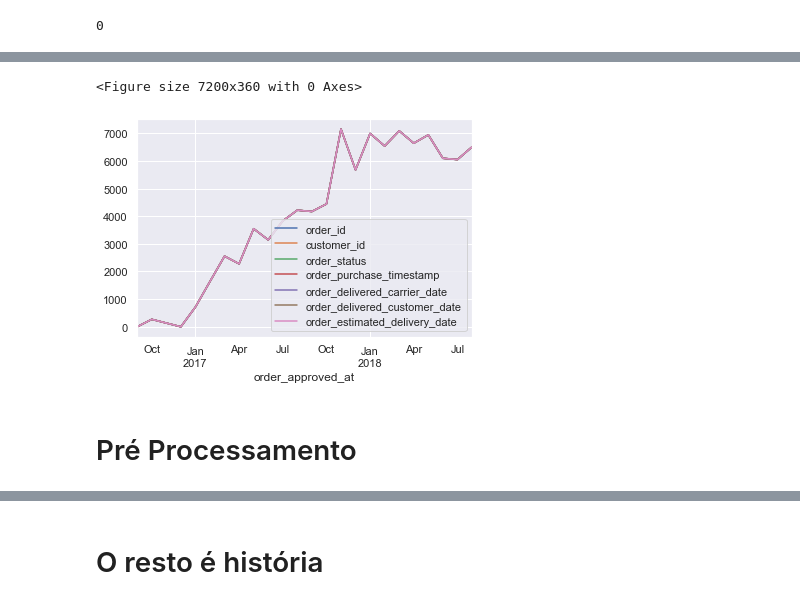
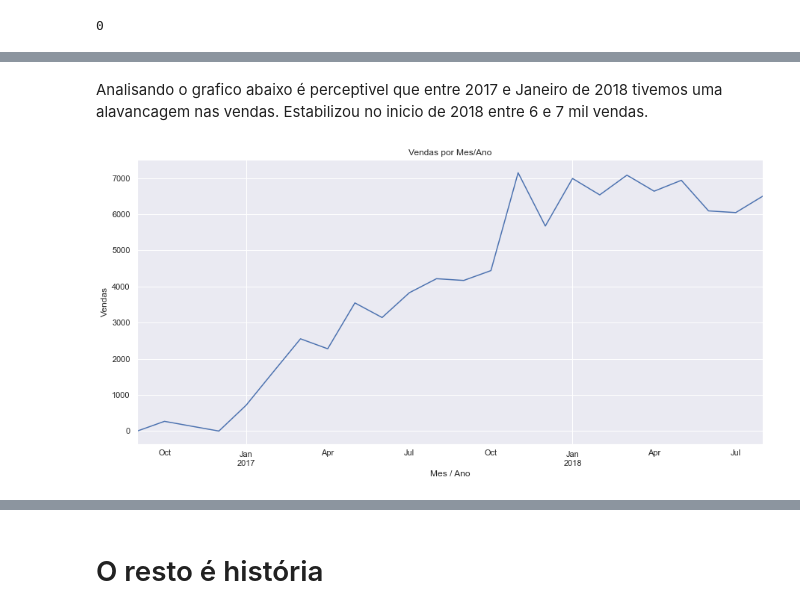
Before and after one commit to Herikc2/Brazilian-E-Commerce-Olist, a Jupyter notebook: docs/main.ipynb, the cells around one changed output, grey strips where cells are left out. Drawn from its saved outputs; the diff is of its cells as text; code cells hidden in the pictures.

```diff
--- a/docs/main.ipynb
+++ b/docs/main.ipynb
@@ -208,15 +209,16 @@ dtOrdersMesAno.head()
 | 2 | 47770eb9100c2d0c44946d9cf07ec65d | 41ce2a54c0b03bf3443c3d931a367089 | delivered | 2018-08 | 2018-08 | 2018-08 | ... |
 | 3 | 949d5b44dbf5de918fe9c16f97b45f8a | f88197465ea7920adcdbec7375364d82 | delivered | 2017-11 | 2017-11 | 2017-11 | ... |
 | 4 | ad21c59c0840e6cb83a9ceb5573f8159 | 8ab97904e6daea8866dbdbc4fb7aad2c | delivered | 2018-02 | 2018-02 | 2018-02 | ... |
+# %% [markdown]
+Analisando o grafico abaixo é perceptivel que entre 2017 e Janeiro de 2018 tivemos uma alavancagem nas vendas. Estabilizou no inicio de 2018 entre 6 e 7 mil vendas.
 # %%
-plt.figure(figsize = (100, 5))
-dtOrdersMesAno.groupby('order_approved_at').count().plot(kind = 'line')
+plt.figure(figsize = (15, 7))
+dtOrdersMesAno.groupby('order_approved_at').count()['order_id'].plot(kind = 'line')
 
-ax.set_title('Vendas por Mes/Ano')
+plt.xlabel('Mes / Ano')
+plt.ylabel('Vendas')
+plt.title('Vendas por Mes/Ano')
 
 plt.show()
 # %% [output]
-<Figure size 7200x360 with 0 Axes>
-[figure, old version]
+[figure, new version]
-# %% [markdown]
-# Pré Processamento
```
Also changed, not shown: parts of 17 cells of this notebook.
